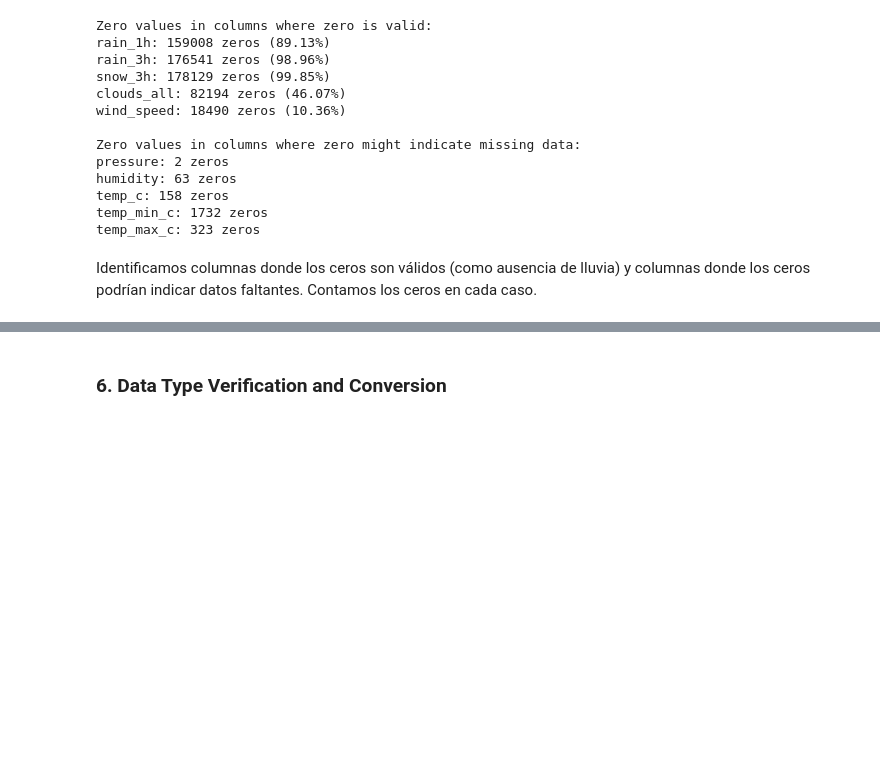
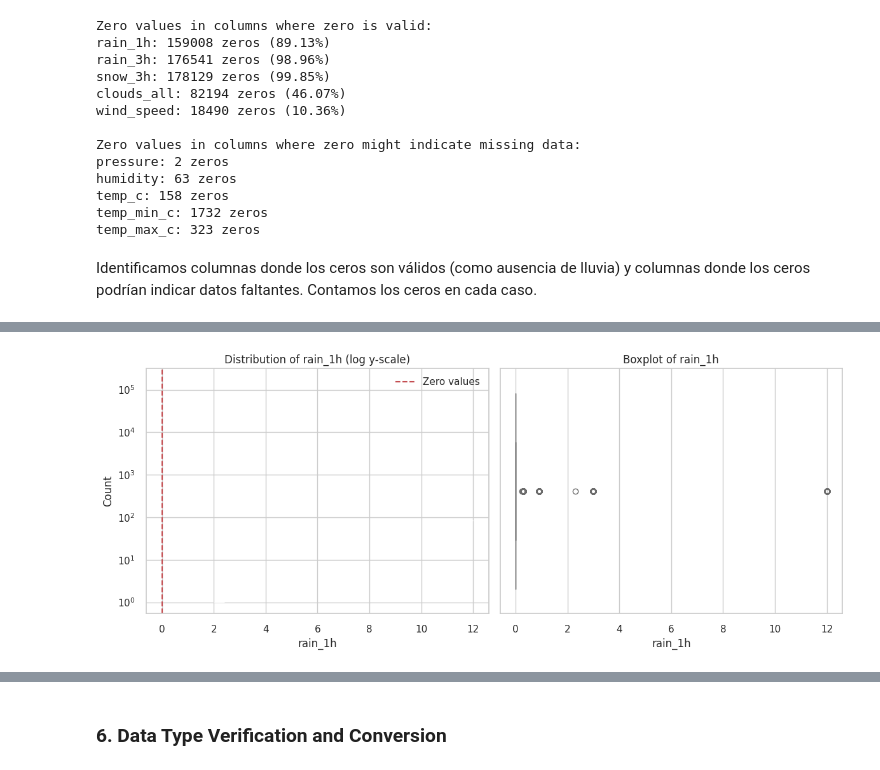
Before and after one commit to Bootcamp-IA-P4/ai-spain-weather-eda-datathon, a Jupyter notebook: notebooks/spain_weather.ipynb, the cells around one changed output, grey strips where cells are left out. Drawn from its saved outputs; the diff is of its cells as text; code cells hidden in the pictures; blank space fills up the shorter version.

```diff
--- a/notebooks/spain_weather.ipynb
+++ b/notebooks/spain_weather.ipynb
@@ -274,3 +273,91 @@ temp_min_c: 1732 zeros
 temp_max_c: 323 zeros
 # %% [markdown]
 Identificamos columnas donde los ceros son válidos (como ausencia de lluvia) y columnas donde los ceros podrían indicar datos faltantes. Contamos los ceros en cada caso.
+# %%
+import matplotlib.pyplot as plt
+import seaborn as sns
+
+# Style configuration
+plt.style.use('seaborn-v0_8')
+sns.set_theme(style="whitegrid")
+sns.set_palette("husl")
+
+# Columns where zero is a valid value
+valid_zero_cols = ['rain_1h', 'rain_3h', 'snow_3h', 'clouds_all', 'wind_speed']
+
+print("=== VALID ZERO ANALYSIS ===")
+for col in valid_zero_cols:
+    zero_count = (df[col] == 0).sum()
+    non_zero_count = len(df) - zero_count
+
+    print(f"\nColumn: {col}")
+    print(f"- Zero count: {zero_count} ({zero_count/len(df)*100:.2f}%)")
+    print(f"- Non-zero count: {non_zero_count} ({non_zero_count/len(df)*100:.2f}%)")
+
+    # Distribution plot (logarithmic histogram for better visualization)
+    plt.figure(figsize=(12, 5))
+
+    plt.subplot(1, 2, 1)
+    sns.histplot(df[col], bins=30, log_scale=(False, True))
+    plt.axvline(0, color='r', linestyle='--', label='Zero values')
+    plt.title(f'Distribution of {col} (log y-scale)')
+    plt.legend()
+
+    plt.subplot(1, 2, 2)
+    sns.boxplot(x=df[col])
+    plt.title(f'Boxplot of {col}')
+
+    plt.tight_layout()
+    plt.show()
+
+    # Interpretation
+    print("\nInterpretation:")
+    print(f"Zeros in {col} represent absence of the phenomenon (e.g., no {col.replace('_',' ')}).")
+    print(f"The proportion of {zero_count/len(df)*100:.2f}% is expected for this variable.")
+
+# Columns where zero might indicate missing data
+potential_missing_zero_cols = ['pressure', 'humidity', 'temp_c', 'temp_min_c', 'temp_max_c']
+
+print("\n=== POTENTIAL MISSING DATA ANALYSIS ===")
+for col in potential_missing_zero_cols:
+    zero_count = (df[col] == 0).sum()
+
+    print(f"\nColumn: {col}")
+    print(f"- Zero count: {zero_count} ({zero_count/len(df)*100:.2f}%)")
+
+    # Distribution plot with zoom near zero
+    plt.figure(figsize=(12, 5))
+
+    plt.subplot(1, 2, 1)
+    sns.histplot(df[col], bins=30)
+    plt.axvline(0, color='r', linestyle='--', label='Zero values')
+    plt.title(f'Distribution of {col}')
+    plt.legend()
+
+    plt.subplot(1, 2, 2)
+    sns.boxplot(x=df[col])
+    plt.title(f'Boxplot of {col}')
+    plt.axvline(0, color='r', linestyle='--')
+
+    plt.tight_layout()
+    plt.savefig(f'imgs/{col}.png')
+    plt.show()
+
+    # Interpretation
+    print("\nInterpretation:")
+    if zero_count > 0:
+        print(f"WARNING! {col} contains {zero_count} zeros that likely represent missing data.")
+        print("These values are physically impossible for this variable:")
+        if 'temp' in col:
+            print("- Temperature is never exactly 0°C in all records")
+        elif col == 'humidity':
+            print("- 0% humidity is extremely unlikely in natural conditions")
+        elif col == 'pressure':
+            print("- Atmospheric pressure cannot be 0 under normal conditions")
+
+        print("\nRecommendation: These values should be treated as missing values and potentially imputed.")
+    else:
+        print(f"No zeros found in {col} - data appears clean for this variable.")
+
+print("\n=== ANALYSIS COMPLETED ===")
+# %% [output]
@@ -276,0 +369 @@ Identificamos columnas donde los ceros son válidos (como ausencia de lluvia) y
+[figure, added]
```
Also changed, not shown: parts of 14 cells of this notebook, 18 other files.
